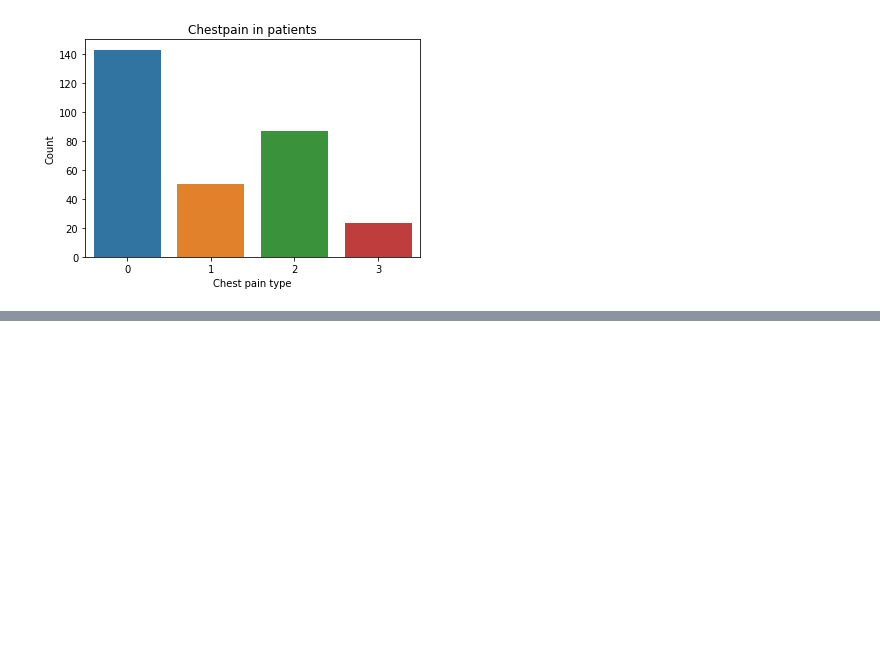
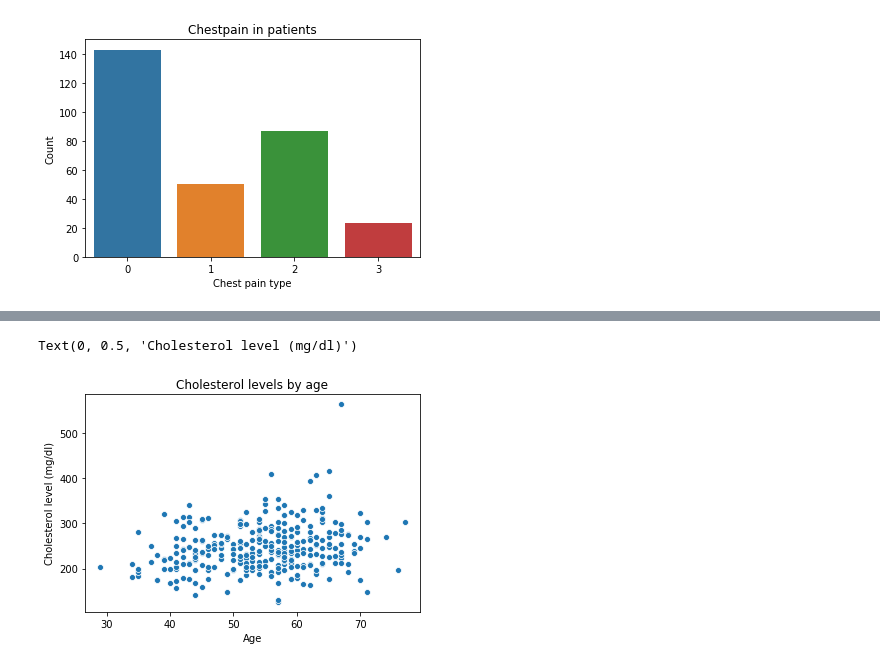
Before and after one commit to ben-pharma/heart_disease, a Jupyter notebook: app.ipynb, the cells around one changed output, grey strips where cells are left out. Saved outputs shown, nothing was run; the diff lists cells and outputs as text; code cells hidden in the pictures; blank space fills up the shorter version.

```diff
--- a/app.ipynb
+++ b/app.ipynb
@@ -113,0 +136,8 @@ sns.map_diag(sns.kdeplot, lw=2)
+# %%
+sns.scatterplot(data=df, y=df.chol, x=df.age)
+plt.title('Cholesterol levels by age')
+plt.xlabel('Age')
+plt.ylabel('Cholesterol level (mg/dl)')
+# %% [output]
+Text(0, 0.5, 'Cholesterol level (mg/dl)')
+[figure, added]
```
Also changed, not shown: parts of 16 cells of this notebook.
